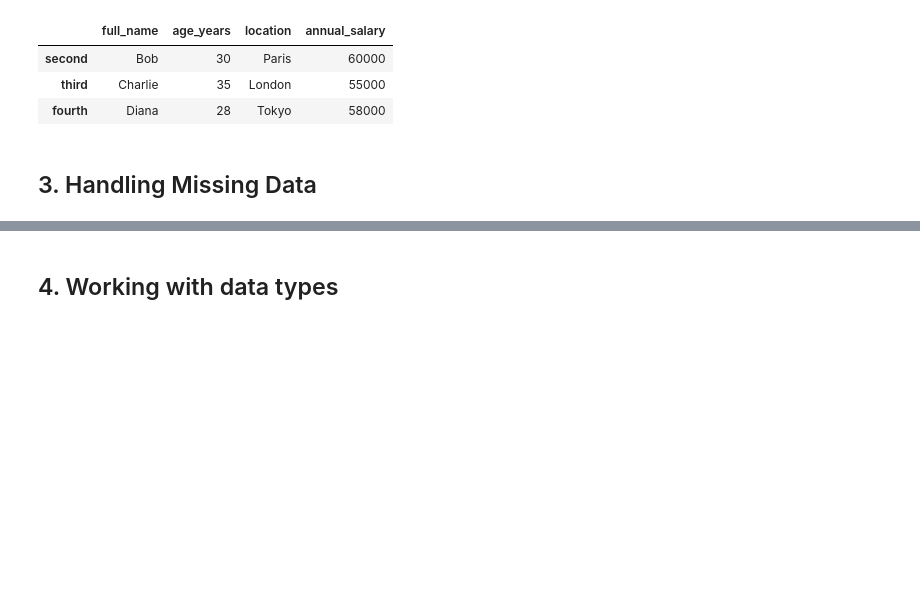
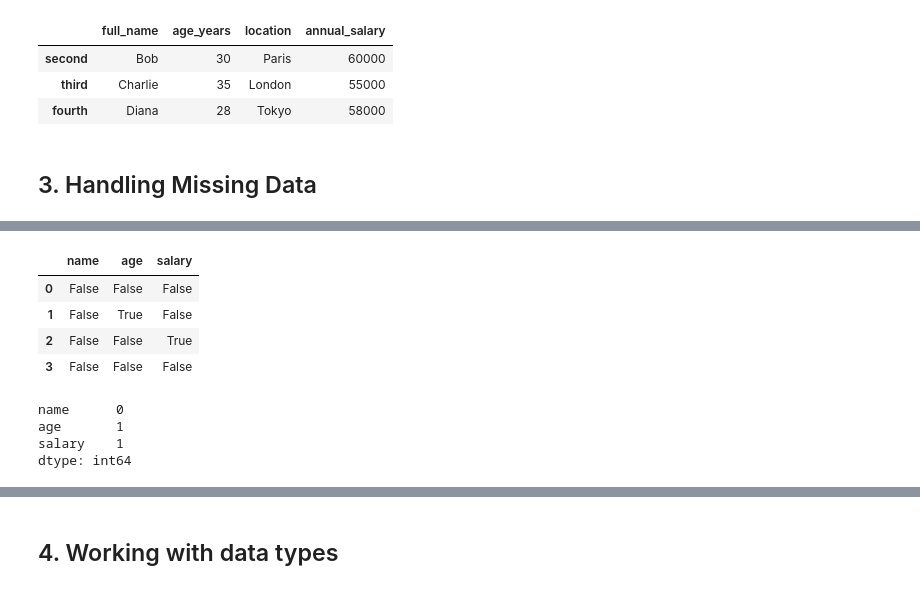
Before and after one commit to rudedude693/FSA_devops, a Jupyter notebook: docs/assets/notebooks/unit2/Lesson_10_demo.ipynb, the cells around one changed output, grey strips where cells are left out. Cells and saved outputs as stored; diff of their text form; code cells hidden in the pictures; blank space fills up the shorter version.

```diff
--- a/docs/assets/notebooks/unit2/Lesson_10_demo.ipynb
+++ b/docs/assets/notebooks/unit2/Lesson_10_demo.ipynb
@@ -307,0 +329,15 @@ data_with_missing = pd.DataFrame({
+# %%
+data_with_missing.isnull()
+# %% [output]
+|  | name | age | salary |
+| 0 | False | False | False |
+| 1 | False | True | False |
+| 2 | False | False | True |
+| 3 | False | False | False |
+# %%
+data_with_missing.isnull().sum()
+# %% [output]
+name      0
+age       1
+salary    1
+dtype: int64
```
Also changed, not shown: parts of 7 cells of this notebook.
